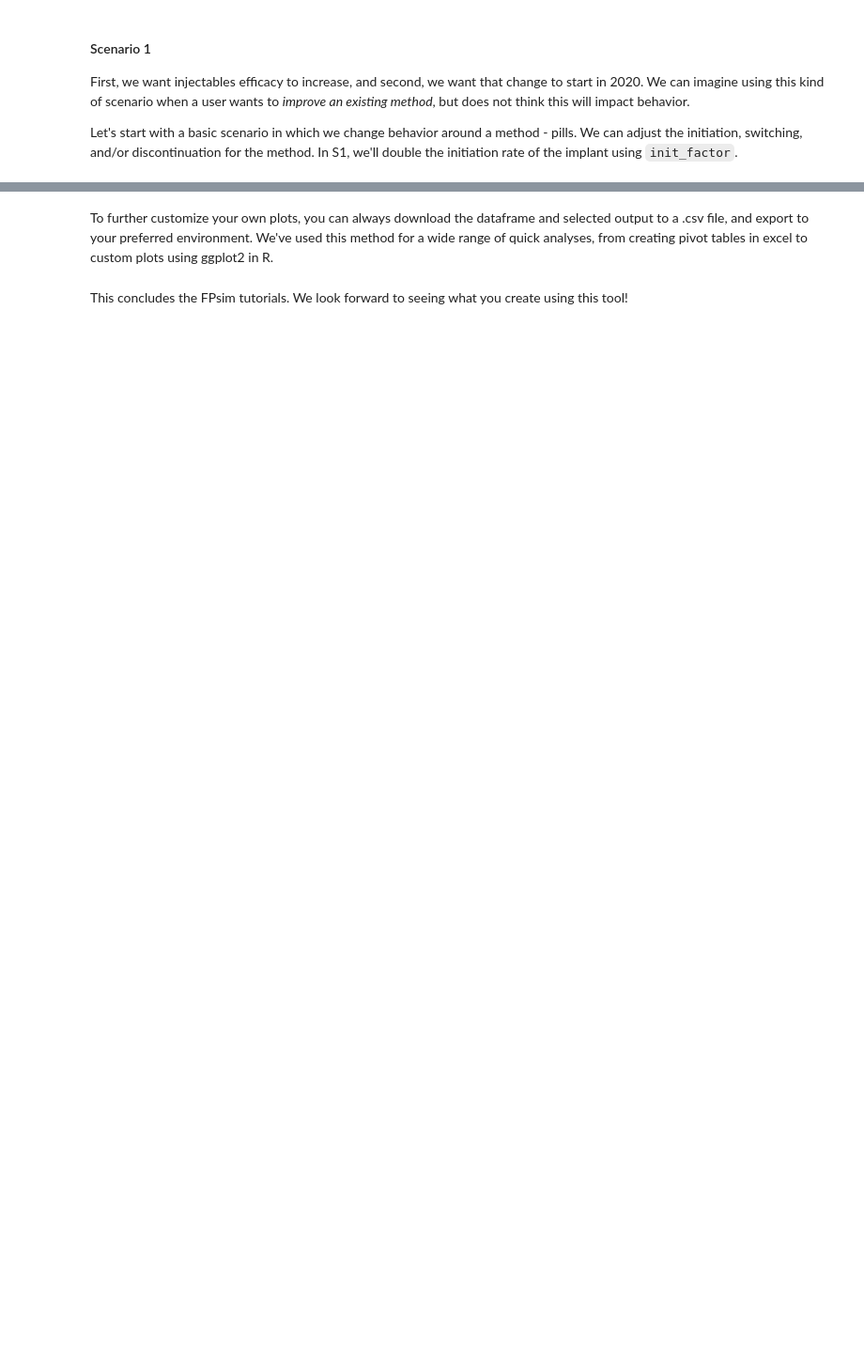
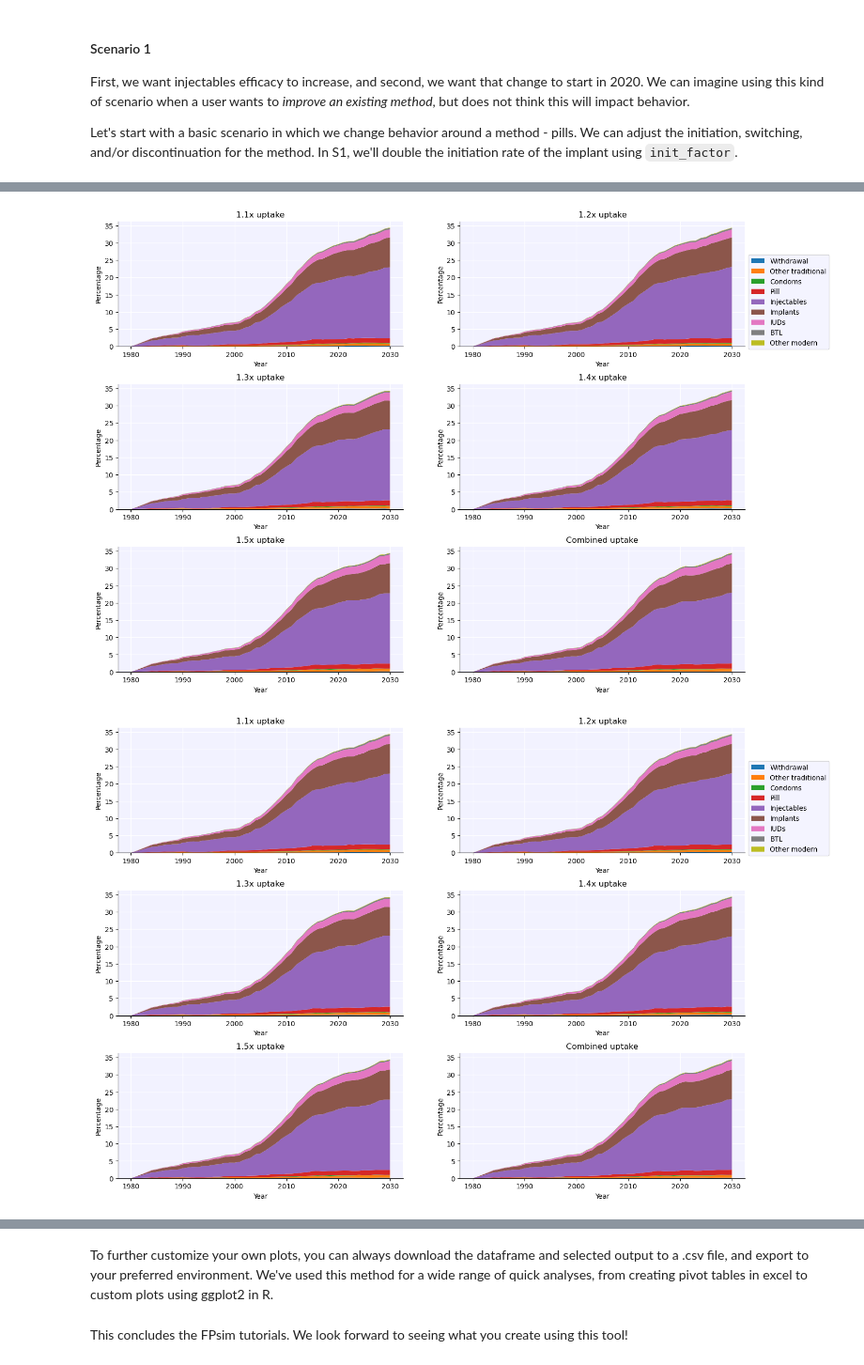
Before and after one commit to fpsim/fpsim, a Jupyter notebook: docs/tutorials/T4_subnational.ipynb, the cells around one changed output, grey strips where cells are left out. Shown at 94% size. Drawn from its saved outputs; the diff is of its cells as text; code cells hidden in the pictures; blank space fills up the shorter version.

```diff
--- a/docs/tutorials/T4_subnational.ipynb
+++ b/docs/tutorials/T4_subnational.ipynb
@@ -99,0 +89,63 @@ scens.add_scen(s1)
+# %%
+import fpsim as fp
+
+n_agents   = 10_000
+start_year = 1980
+repeats    = 3
+youth_ages = ['<18', '18-20']
+
+pars = fp.pars(location='ethiopia', n_agents=n_agents, start_year=start_year, end_year=2030) #set pars to include all shared arguments
+
+method = 'IUDs'
+
+kw = dict(method=method, ages=youth_ages) #set kwargs to take on the method and the age group
+d_kw = dict(dest=method, ages=youth_ages)
+
+s1a = fp.make_scen(
+        label = '1.1x uptake',
+        year  = 2015,
+        probs = [
+            dict(init_factor = 1.1, **kw),
+                ]
+            )
+s1b = fp.make_scen(
+        label = '1.2x uptake',
+        year  = 2016,
+        probs = [
+            dict(init_factor = 1.2, **kw),
+                ]
+            )
+s1c = fp.make_scen(
+        label = '1.3x uptake',
+        year  = 2017,
+        probs = [
+            dict(init_factor = 1.3, **kw),
+                ]
+            )
+s1d = fp.make_scen(
+        label = '1.4x uptake',
+        year  = 2018,
+        probs = [
+            dict(init_factor = 1.4, **kw),
+                ]
+            )
+s1e = fp.make_scen(
+        label = '1.5x uptake',
+        year  = 2019,
+        probs = [
+            dict(init_factor = 1.5, **kw),
+                ]
+            )
+s1f = s1a + s1b + s1c + s1d + s1e
+
+scens = fp.Scenarios(pars=pars, repeats=repeats) #add to FPresearch
+scens.add_scen(s1a, label = '1.1x uptake')
+scens.add_scen(s1b, label = '1.2x uptake')
+scens.add_scen(s1c, label = '1.3x uptake')
+scens.add_scen(s1d, label = '1.4x uptake')
+scens.add_scen(s1e, label = '1.5x uptake')
+scens.add_scen(s1f, label = 'Combined uptake')
+
+scens.run()
+scens.plot('method')
+# %% [output]
@@ -100 +169,3 @@ scens.add_scen(s1)
+[figure, added]
+[figure, added]
 # %%
```
Also changed, not shown: parts of 26 cells of this notebook.
